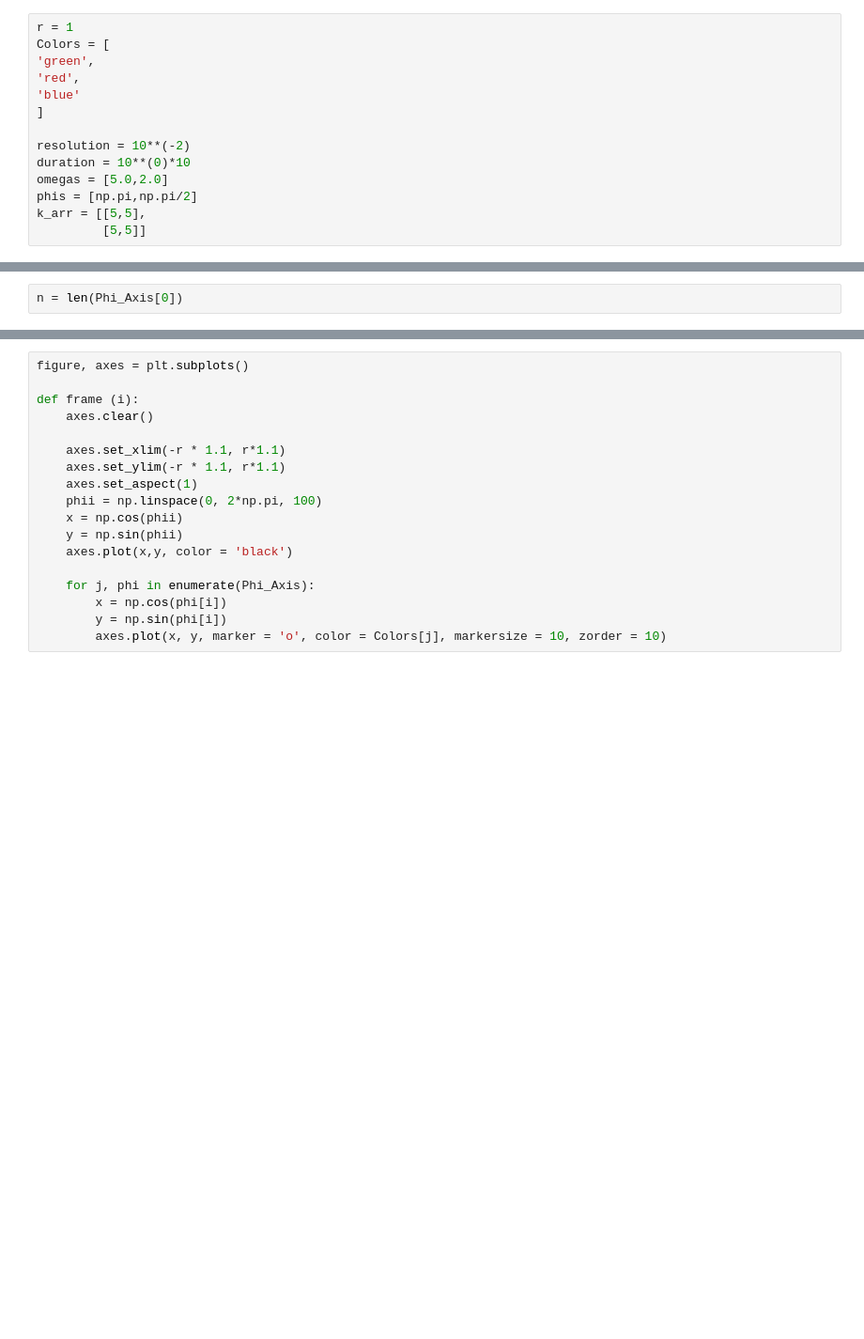
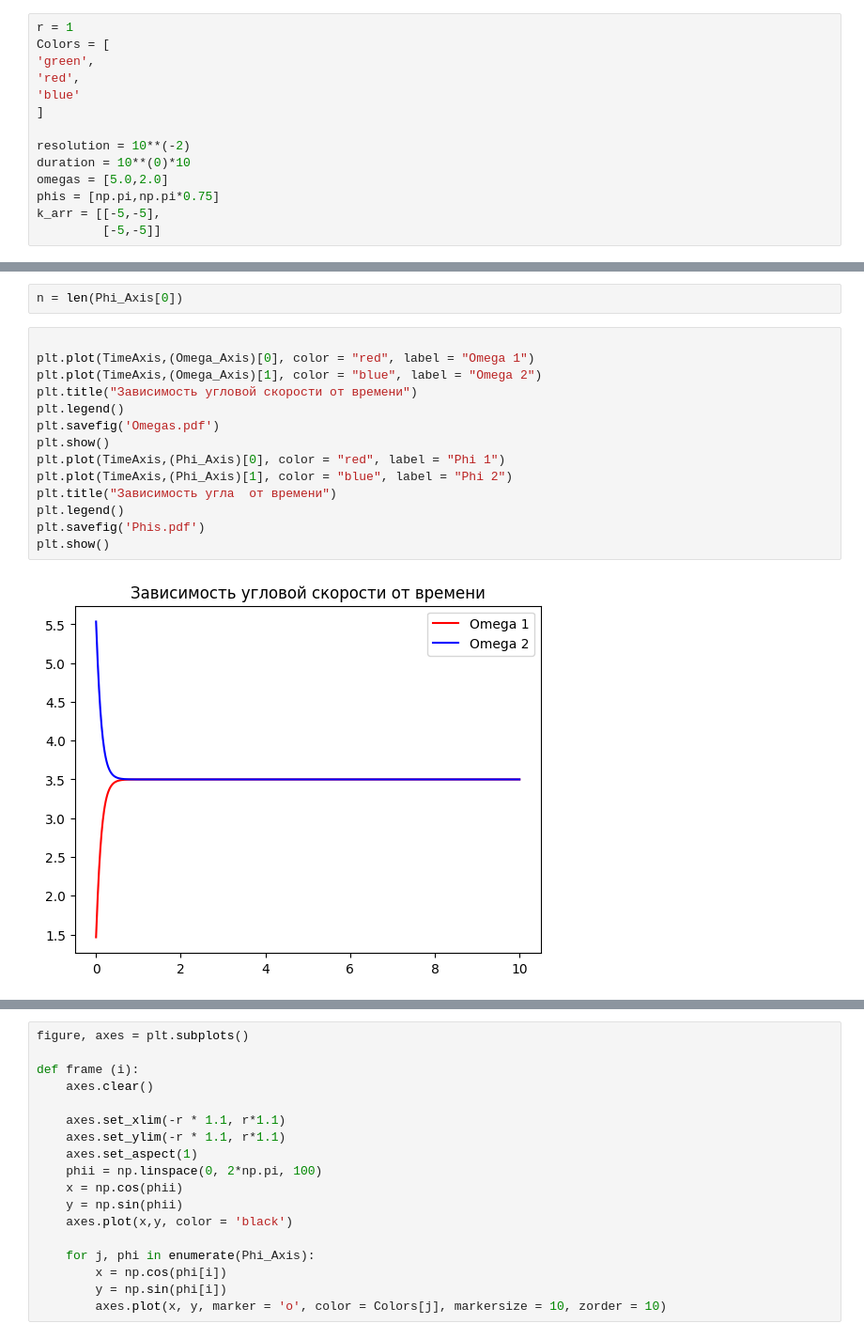
Before and after one commit to alexeyzlagoda/PSH_OTBOR, a Jupyter notebook: Runners_normal.ipynb, the cells around one changed output, grey strips where cells are left out. Shown: that part at 94% size. Drawn from its saved outputs; the diff is of its cells as text; blank space fills up the shorter version.

```diff
--- a/Runners_normal.ipynb
+++ b/Runners_normal.ipynb
@@ -15,10 +15,26 @@ Colors = [
 resolution = 10**(-2)
 duration = 10**(0)*10
 omegas = [5.0,2.0]
-phis = [np.pi,np.pi/2]
-k_arr = [[5,5],
-         [5,5]]
+phis = [np.pi,np.pi*0.75]
+k_arr = [[-5,-5],
+         [-5,-5]]
 # %%
 TimeAxis, Phi_Axis, Omega_Axis = solver.Integrator(resolution, duration, omegas, phis, k_arr)
 # %%
 n = len(Phi_Axis[0])
+# %%
+
+plt.plot(TimeAxis,(Omega_Axis)[0], color = "red", label = "Omega 1")
+plt.plot(TimeAxis,(Omega_Axis)[1], color = "blue", label = "Omega 2")
+plt.title("Зависимость угловой скорости от времени")
+plt.legend()
+plt.savefig('Omegas.pdf')
+plt.show()
+plt.plot(TimeAxis,(Phi_Axis)[0], color = "red", label = "Phi 1")
+plt.plot(TimeAxis,(Phi_Axis)[1], color = "blue", label = "Phi 2")
+plt.title("Зависимость угла  от времени")
+plt.legend()
+plt.savefig('Phis.pdf')
+plt.show()
+# %% [output]
+[figure, added]
```
Also changed, not shown: parts of 3 cells of this notebook, 3 other files.
